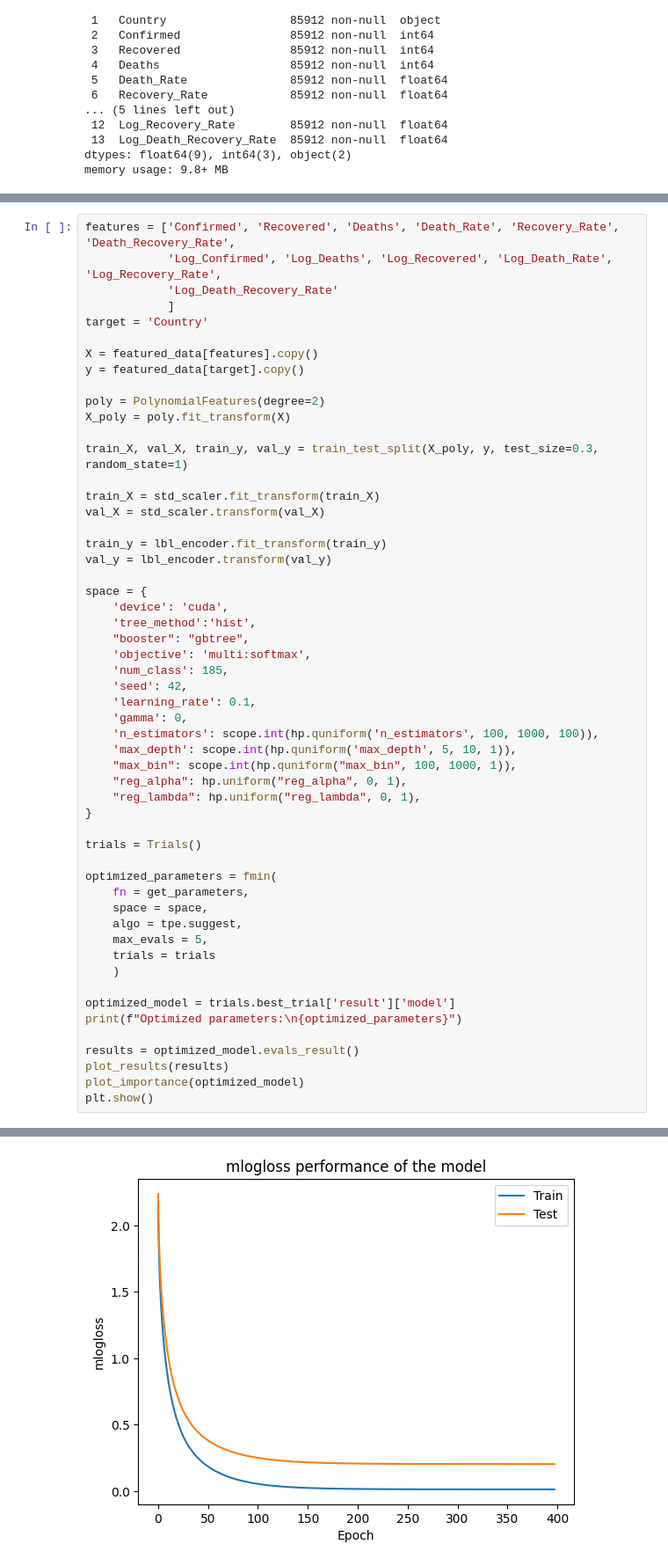
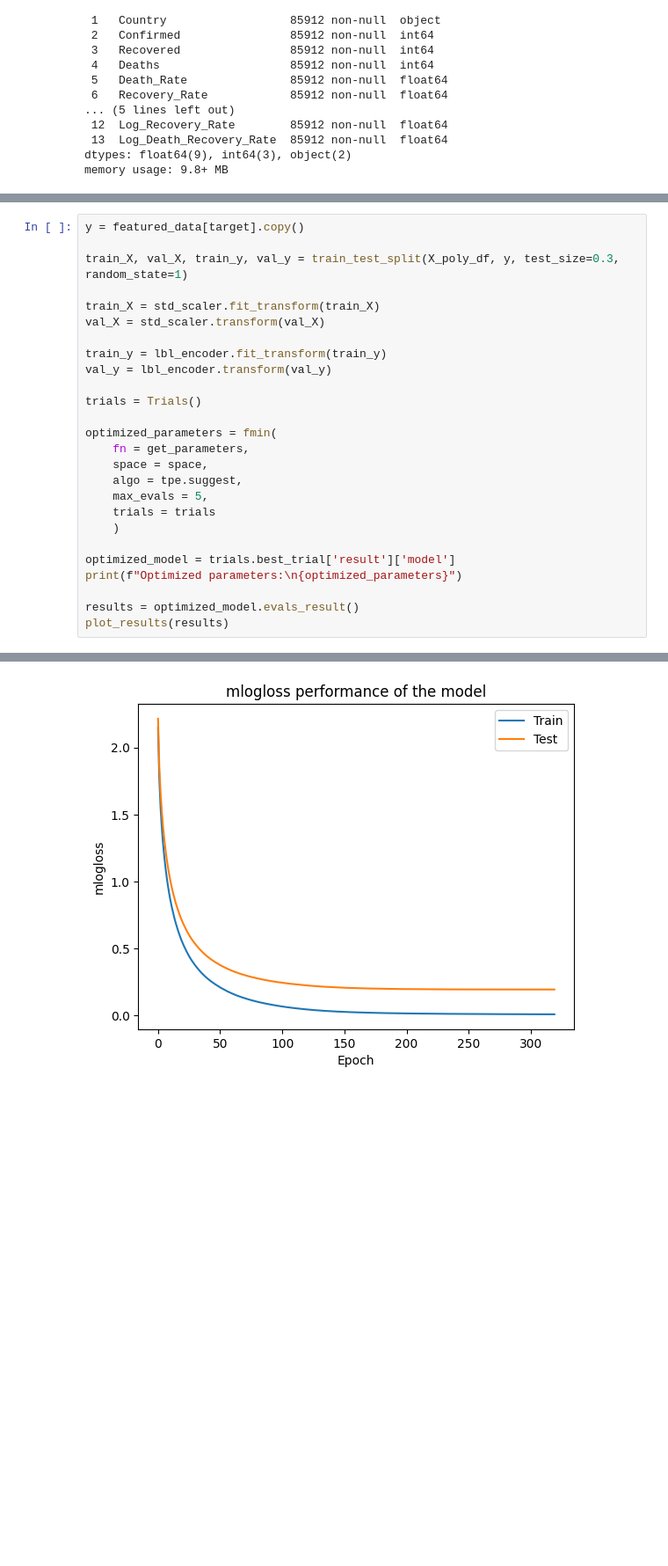
Before and after one commit to SamiAnttalainen/Covid-19_Analysis-Project, a Jupyter notebook: Covid-19_Modeling.ipynb, the cells around one changed output, grey strips where cells are left out. Shown at 88% size. Cells and saved outputs as stored; diff of their text form; blank space fills up the shorter version.

Commit message:
Trained the classification model with the log features.

```diff
--- a/Covid-19_Modeling.ipynb
+++ b/Covid-19_Modeling.ipynb
@@ -758,39 +810,13 @@ memory usage: 9.8+ MB
 # %%
-features = ['Confirmed', 'Recovered', 'Deaths', 'Death_Rate', 'Recovery_Rate', 'Death_Recovery_Rate',
-            'Log_Confirmed', 'Log_Deaths', 'Log_Recovered', 'Log_Death_Rate', 'Log_Recovery_Rate',
-            'Log_Death_Recovery_Rate'
-            ]
-target = 'Country'
-
-X = featured_data[features].copy()
 y = featured_data[target].copy()
 
-poly = PolynomialFeatures(degree=2)
-X_poly = poly.fit_transform(X)
-
-train_X, val_X, train_y, val_y = train_test_split(X_poly, y, test_size=0.3, random_state=1)
+train_X, val_X, train_y, val_y = train_test_split(X_poly_df, y, test_size=0.3, random_state=1)
 
 train_X = std_scaler.fit_transform(train_X)
 val_X = std_scaler.transform(val_X)
 
 train_y = lbl_encoder.fit_transform(train_y)
 val_y = lbl_encoder.transform(val_y)
-
-space = {
-    'device': 'cuda',
-    'tree_method':'hist',
-    "booster": "gbtree",
-    'objective': 'multi:softmax',
-    'num_class': 185,
-    'seed': 42,
-    'learning_rate': 0.1,
-    'gamma': 0,
-    'n_estimators': scope.int(hp.quniform('n_estimators', 100, 1000, 100)),
-    'max_depth': scope.int(hp.quniform('max_depth', 5, 10, 1)),
-    "max_bin": scope.int(hp.quniform("max_bin", 100, 1000, 1)),
-    "reg_alpha": hp.uniform("reg_alpha", 0, 1),
-    "reg_lambda": hp.uniform("reg_lambda", 0, 1),
-}
 
 trials = Trials()
 
@@ -807,6 +833,4 @@ print(f"Optimized parameters:\n{optimized_parameters}")
 
 results = optimized_model.evals_result()
 plot_results(results)
-plot_importance(optimized_model)
-plt.show()
 # %% [output]
@@ -820 +844 @@ Optimized parameters:
-[figure, old version]
+[figure, new version]
```
Also changed, not shown: parts of 5 cells of this notebook.
